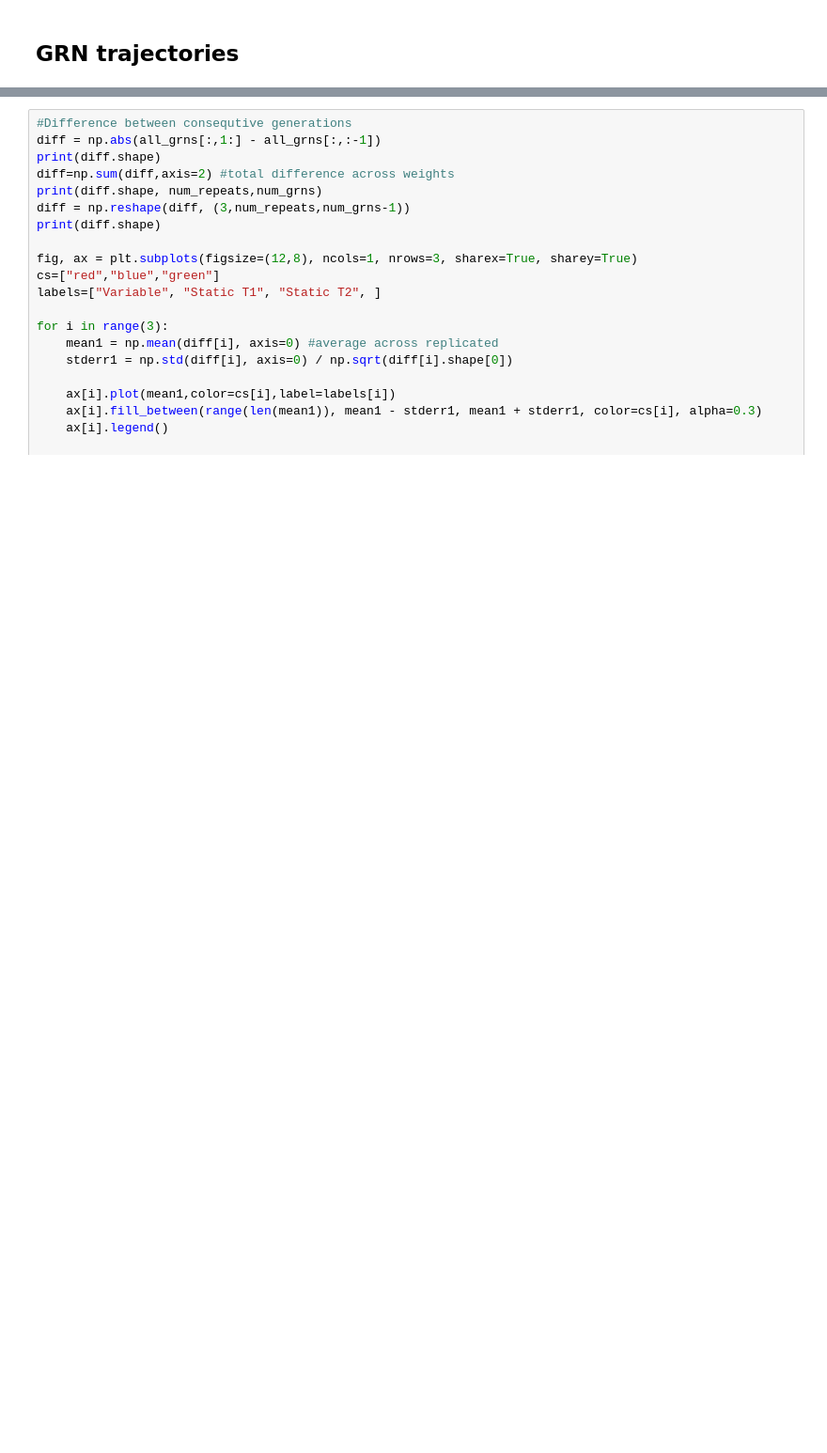
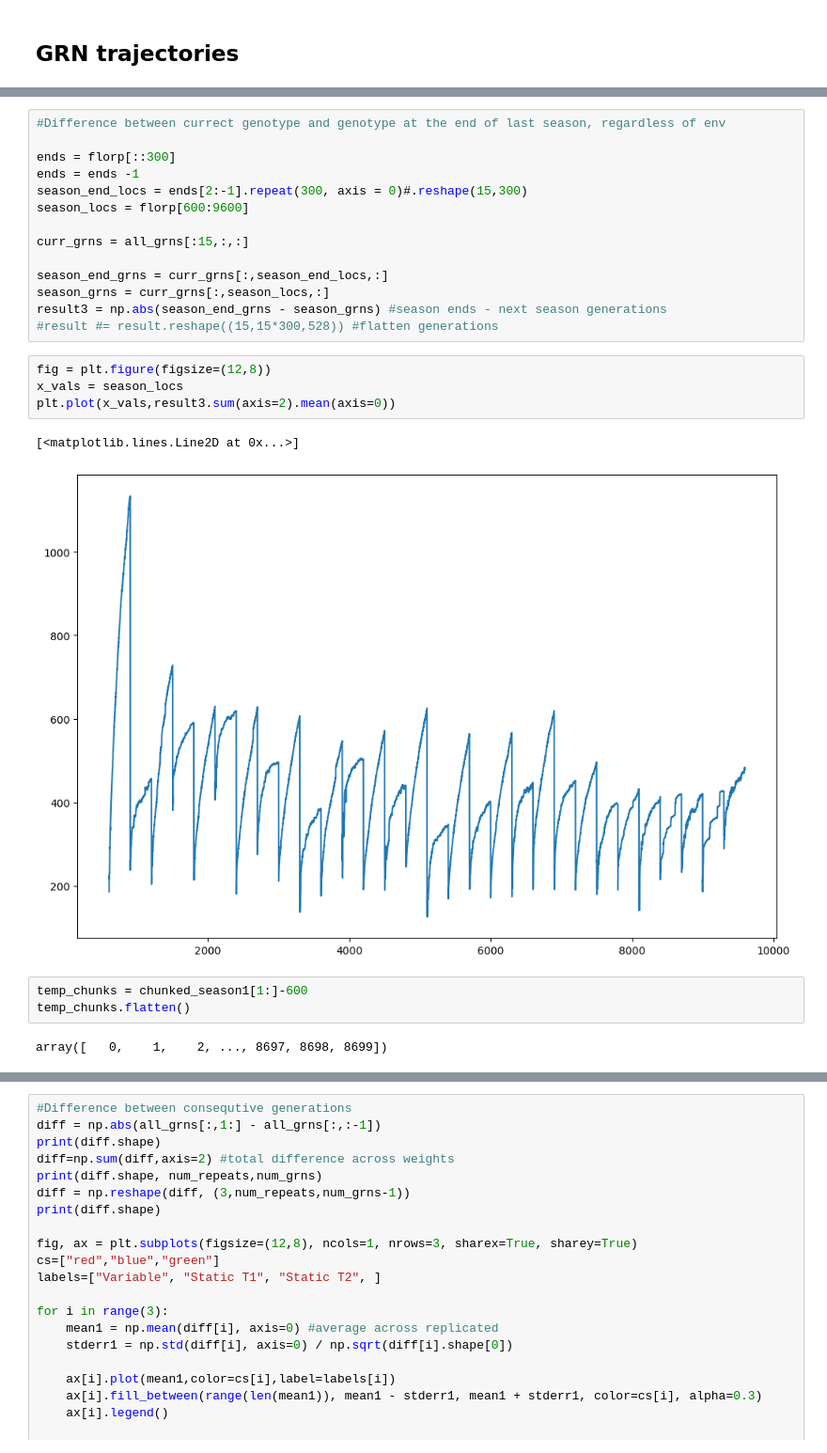
Before and after one commit to Cpetak/CA_GRN2, a Jupyter notebook: variable_grnweights.ipynb, the cells around one changed output, grey strips where cells are left out. Shown at 94% size. Saved outputs shown, nothing was run; the diff lists cells and outputs as text; blank space fills up the shorter version.

```diff
--- a/variable_grnweights.ipynb
+++ b/variable_grnweights.ipynb
@@ -166,0 +209,26 @@ all_grns.shape
+# %%
+#Difference between currect genotype and genotype at the end of last season, regardless of env
+
+ends = florp[::300]
+ends = ends -1
+season_end_locs = ends[2:-1].repeat(300, axis = 0)#.reshape(15,300)
+season_locs = florp[600:9600]
+
+curr_grns = all_grns[:15,:,:]
+
+season_end_grns = curr_grns[:,season_end_locs,:]
+season_grns = curr_grns[:,season_locs,:]
+result3 = np.abs(season_end_grns - season_grns) #season ends - next season generations
+#result #= result.reshape((15,15*300,528)) #flatten generations
+# %%
+fig = plt.figure(figsize=(12,8))
+x_vals = season_locs
+plt.plot(x_vals,result3.sum(axis=2).mean(axis=0))
+# %% [output]
+[<matplotlib.lines.Line2D at 0x...>]
+[figure, added]
+# %%
+temp_chunks = chunked_season1[1:]-600
+temp_chunks.flatten()
+# %% [output]
+array([   0,    1,    2, ..., 8697, 8698, 8699])
```
Also changed, not shown: parts of 8 cells of this notebook, 9 other files.
